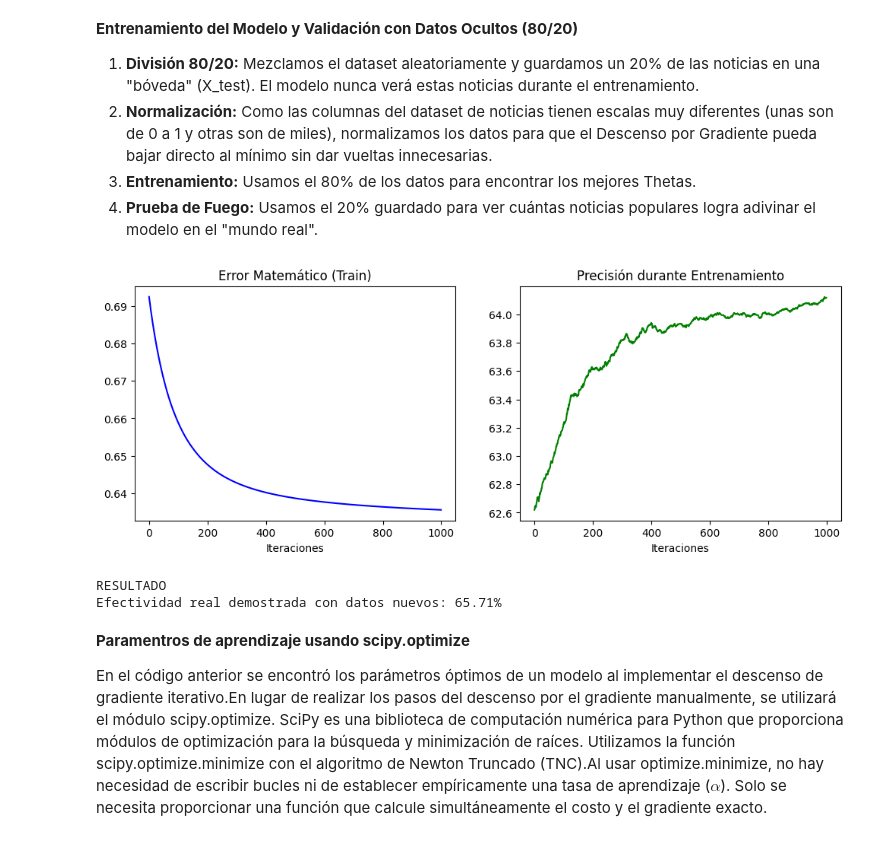
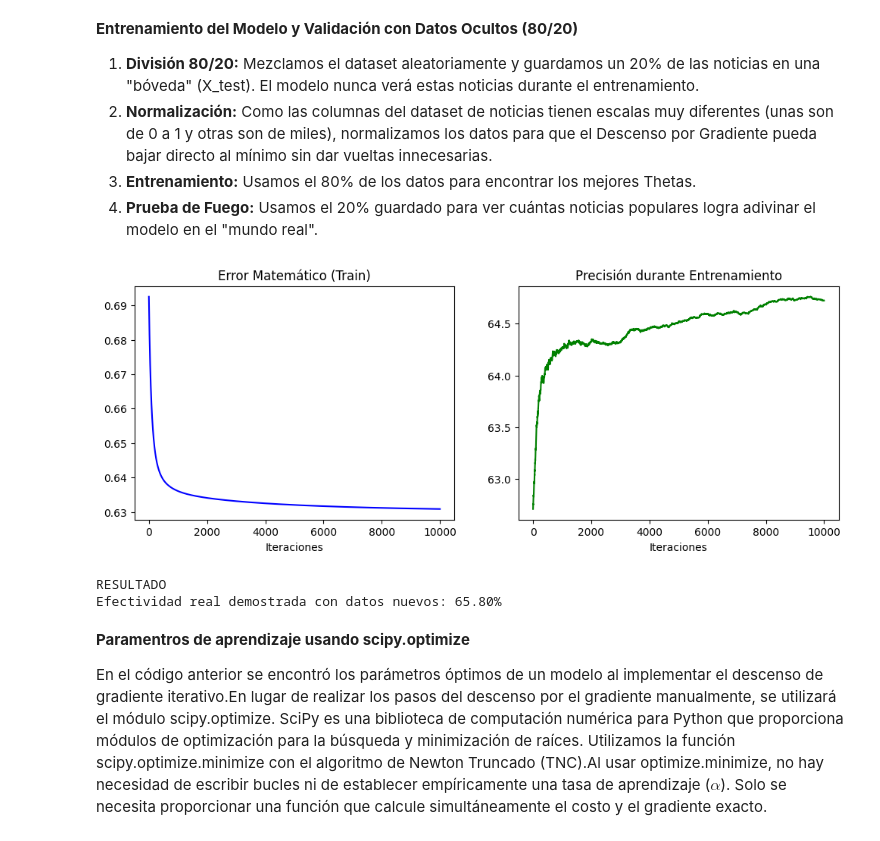
Before and after one commit to SebastianGustavoRojasPeralta/SIS420RojasPeraltaSebastian, a Jupyter notebook: Laboratorios/Laboratorio03/Laboratorio03Clasificacion.ipynb, the cells around one changed output. Cells and saved outputs as stored; diff of their text form; code cells hidden in the pictures.

```diff
--- a/Laboratorios/Laboratorio03/Laboratorio03Clasificacion.ipynb
+++ b/Laboratorios/Laboratorio03/Laboratorio03Clasificacion.ipynb
@@ -208,42 +208,41 @@ X_train_norm[:, 1:] = (X_train[:, 1:] - mu) / (sigma + 1e-15)
 X_test_norm[:, 1:] = (X_test[:, 1:] - mu) / (sigma + 1e-15)
 
 # ENTRENAMIENTO (Solo con el 80%)
-# Gracias a la normalización, ahora podemos usar un alpha mucho más sano
 alpha = 0.01
-num_iters = 1000
+num_iters = 10000
 theta_inicial = np.zeros(X_train_norm.shape[1])
 
 # Llamamos a tu función de gradiente
 theta_final, J_history, p_historico = descensoGradiente(theta_inicial, X_train_norm, y_train, alpha, num_iters)
 
 # GRÁFICAS DE APRENDIZAJE
 plt.figure(figsize=(12, 4))
 plt.subplot(1, 2, 1)
 plt.plot(J_history, color='blue')
 plt.title('Error Matemático (Train)')
 plt.xlabel('Iteraciones')
 
 plt.subplot(1, 2, 2)
 plt.plot(p_historico, color='green')
 plt.title('Precisión durante Entrenamiento')
 plt.xlabel('Iteraciones')
 plt.show()
 
 # VALIDACIÓN FINAL
 # Aquí usamos el X_test_norm y los thetas que aprendimos
 probabilidades_finales = sigmoid(X_test_norm.dot(theta_final.T))
 predicciones_finales = np.round(probabilidades_finales)
 
 # Calculamos la efectividad real
 aciertos = np.sum(predicciones_finales == y_test)
 efectividad = (aciertos / y_test.size) * 100
 
 print(f"RESULTADO")
 print(f"Efectividad real demostrada con datos nuevos: {efectividad:.2f}%")
 # %% [output]
-[figure, old version]
+[figure, new version]
 RESULTADO
-Efectividad real demostrada con datos nuevos: 65.71%
+Efectividad real demostrada con datos nuevos: 65.80%
 # %% [markdown]
 **Paramentros de aprendizaje usando scipy.optimize**
 
```
Also changed, not shown: parts of 3 cells of this notebook.
